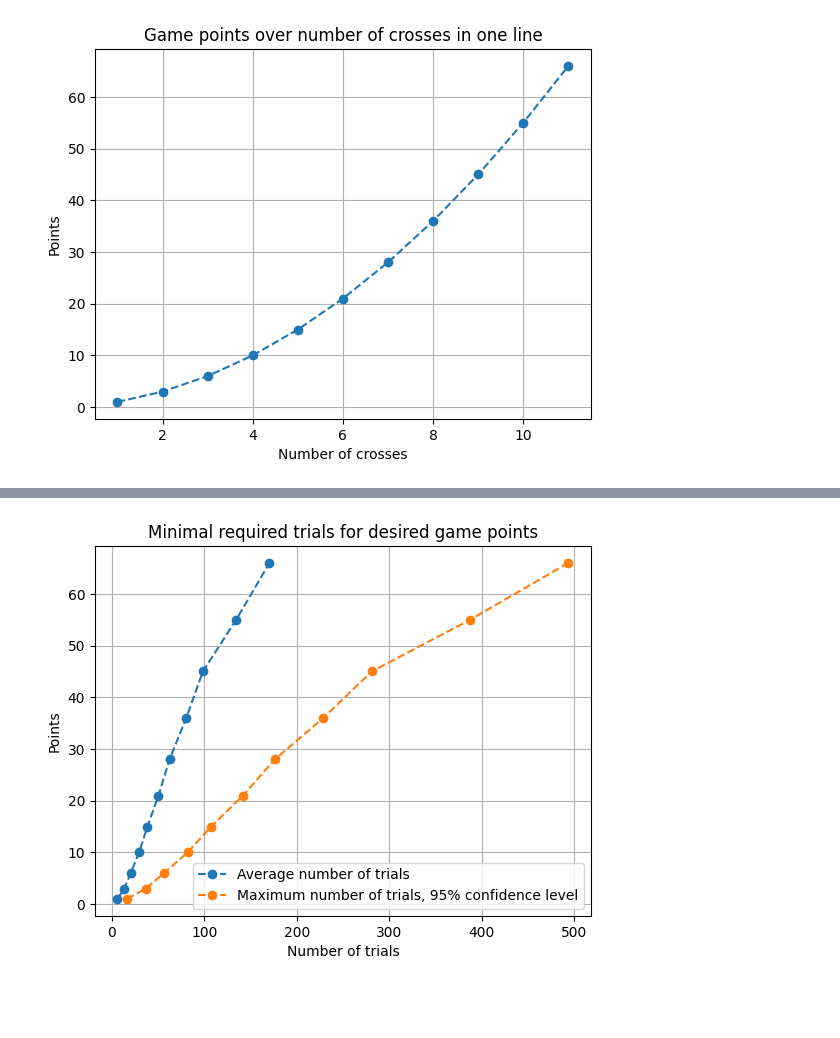
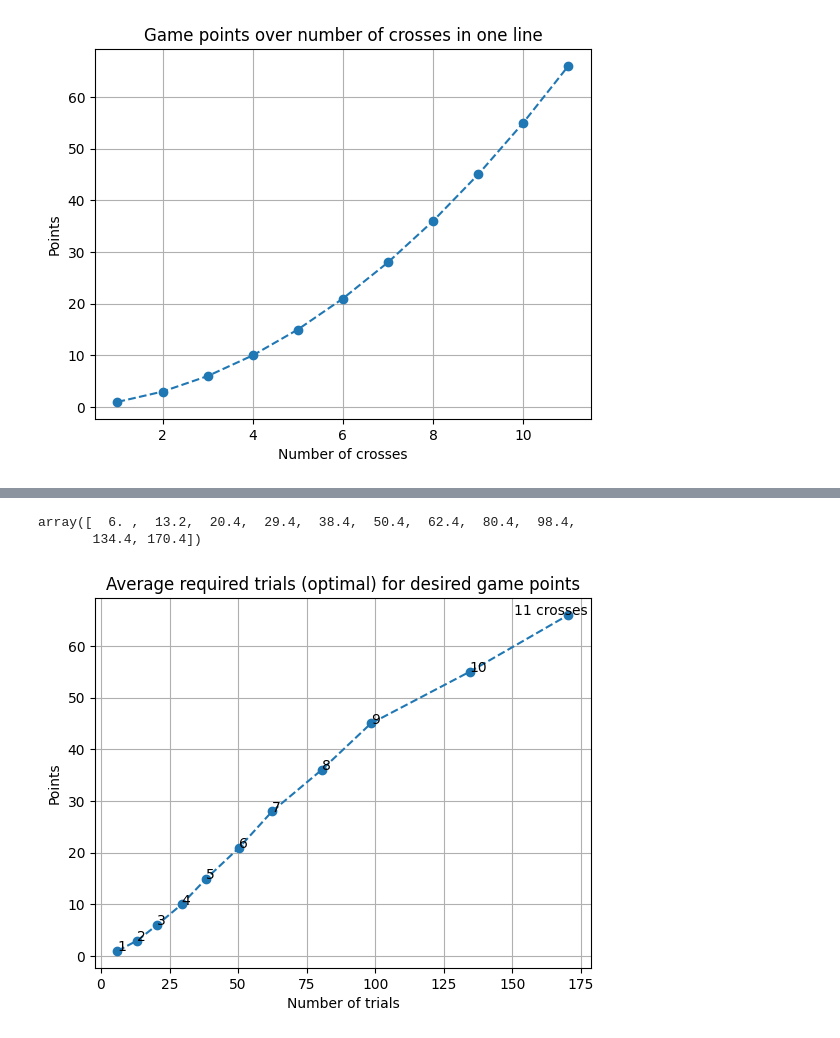
Before and after one commit to gerritnowald/boardgame-math, a Jupyter notebook: Quixx.ipynb, the cells around one changed output, grey strips where cells are left out. Cells and saved outputs as stored; diff of their text form; code cells hidden in the pictures; blank space fills up the shorter version.

Commit message:
marker labels, explanations

```diff
--- a/Quixx.ipynb
+++ b/Quixx.ipynb
@@ -48,10 +62,18 @@ array([ 1.,  3.,  6., 10., 15., 21., 28., 36., 45., 55., 66.])
 # %%
-plt.plot(np.cumsum(np.sort(Navg)), Points, 'o--', label= 'Average number of trials')
-plt.plot(np.cumsum(np.sort(Nmax)), Points, 'o--', label=f'Maximum number of trials, {c:.0%} confidence level')
-plt.title('Minimal required trials for desired game points')
+Nmin_avg = np.cumsum(np.sort(Navg))
+
+plt.plot(Nmin_avg, Points, 'o--', label= 'Average number of trials')
+plt.title('Average required trials (optimal) for desired game points')
 plt.xlabel('Number of trials')
 plt.ylabel('Points')
-plt.legend()
 plt.grid()
+
+for x, y, text in zip(Nmin_avg[:-1], Points[:-1], np.arange(1, 11)):
+    plt.text(x, y, text)
+plt.text(Nmin_avg[-1] - 20, Points[-1], '11 crosses')
+
+Nmin_avg
 # %% [output]
+array([  6. ,  13.2,  20.4,  29.4,  38.4,  50.4,  62.4,  80.4,  98.4,
+       134.4, 170.4])
-[figure, old version]
+[figure, new version]
```
Also changed, not shown: parts of 9 cells of this notebook.
